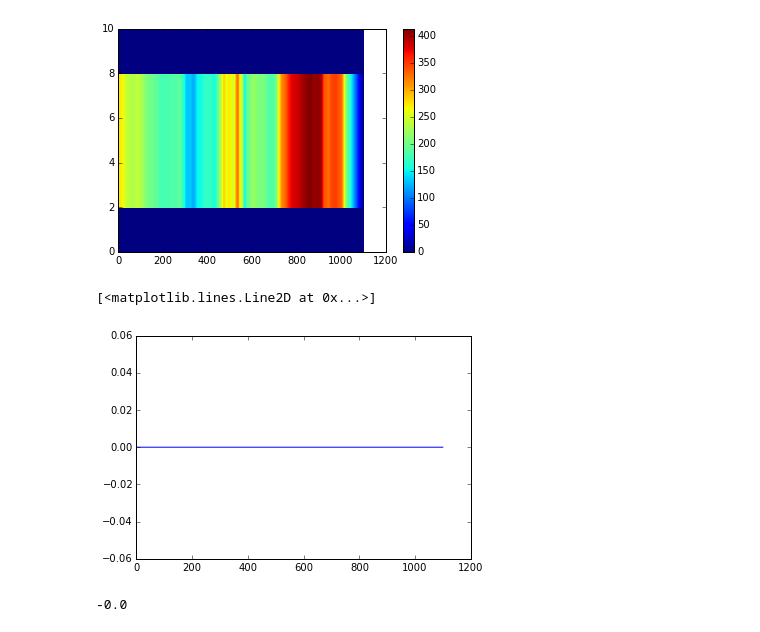
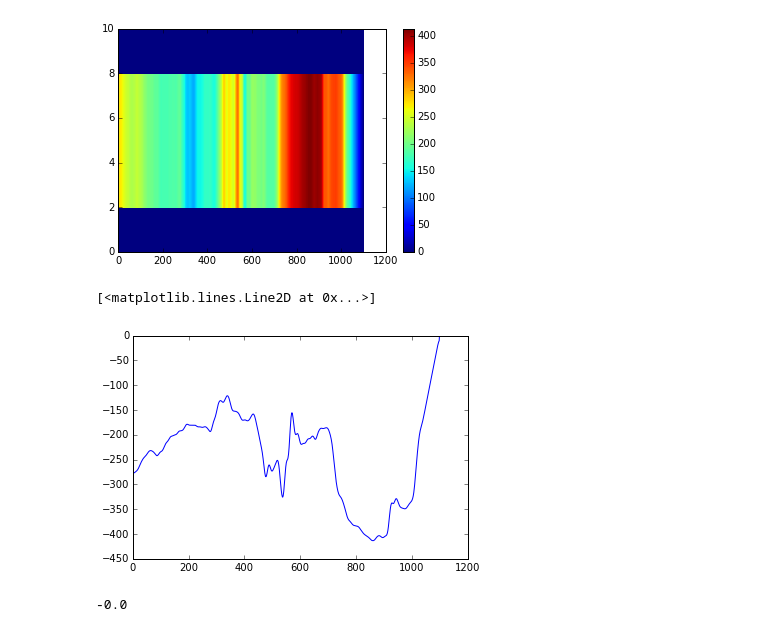
Before and after one commit to SalishSeaCast/2d-domain, a Jupyter notebook: notebooks/Generate_2D_bathy-NEMO3.6.ipynb, the cells around one changed output. Saved outputs shown, nothing was run; the diff lists cells and outputs as text; code cells hidden in the pictures.

```diff
--- a/notebooks/Generate_2D_bathy-NEMO3.6.ipynb
+++ b/notebooks/Generate_2D_bathy-NEMO3.6.ipynb
@@ -246,8 +246,8 @@ plt.pcolormesh(thal[:]); plt.colorbar()
 <matplotlib.colorbar.Colorbar instance at 0x...>
 [figure]
 # %%
-plt.plot(-thal[1,:])
+plt.plot(-thal[2,:])
 # %% [output]
 [<matplotlib.lines.Line2D at 0x...>]
-[figure, old version]
+[figure, new version]
 # %%
```
Also changed, not shown: parts of 3 cells of this notebook, 1 other file.
